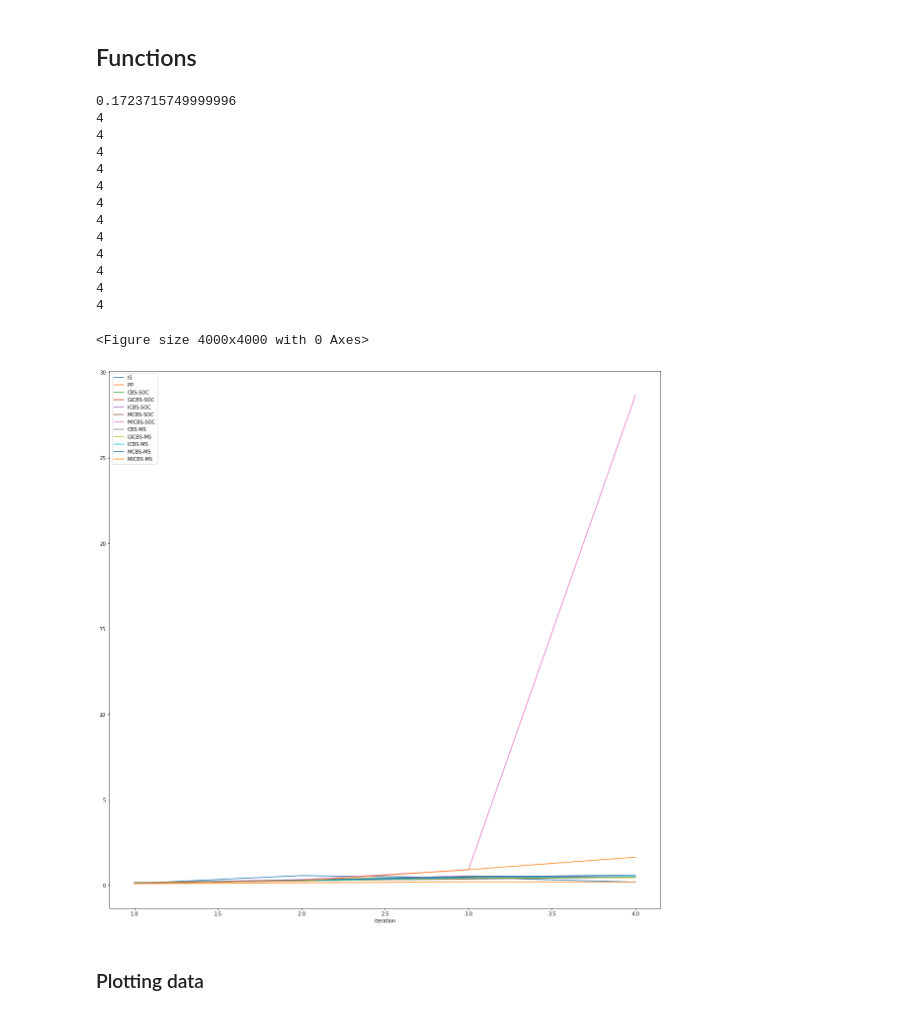
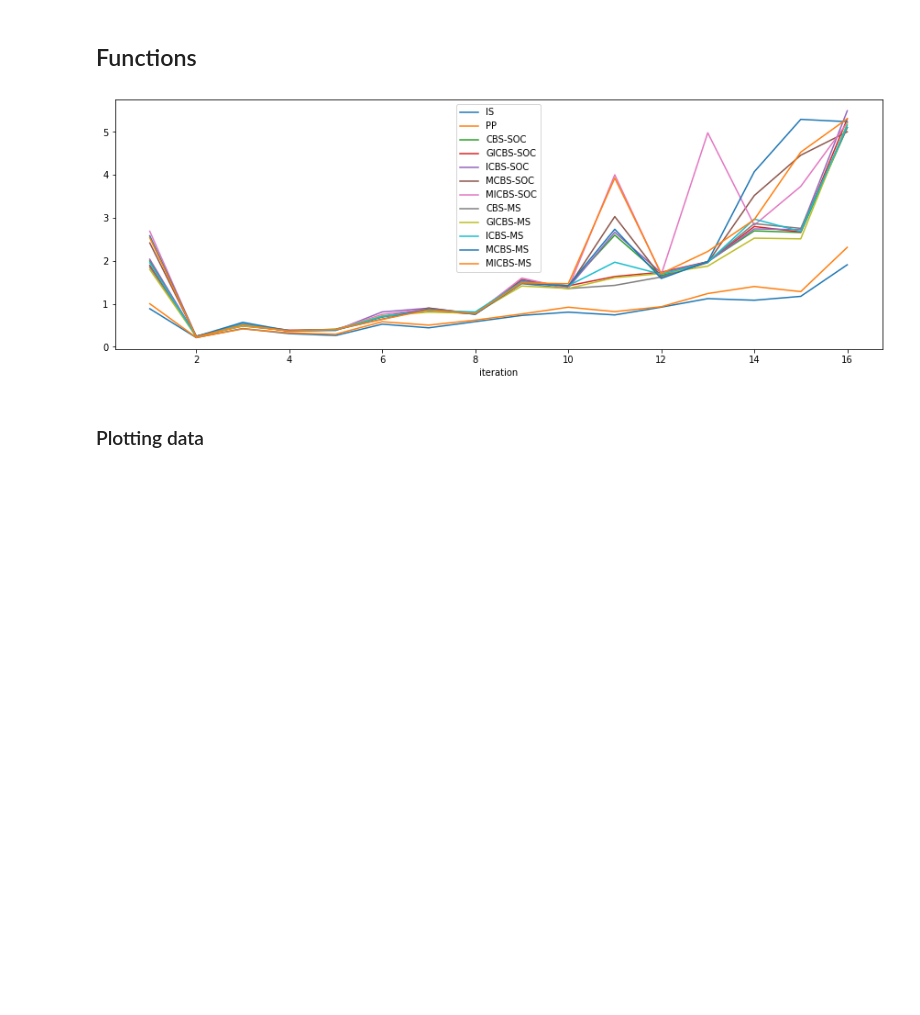
Before and after one commit to PaulRaatschen/Plan-Merging-Project-Sauerbrei-Raatschen, a Jupyter notebook: solvers/Benchmark-Notebook.ipynb, the cells around one changed output. Saved outputs shown, nothing was run; the diff lists cells and outputs as text; code cells hidden in the pictures; blank space fills up the shorter version.

```diff
--- a/solvers/Benchmark-Notebook.ipynb
+++ b/solvers/Benchmark-Notebook.ipynb
@@ -90,60 +80,48 @@ def averageTime(instanceName : str,solverName : str, df : pd.DataFrame, iteratio
     newdf = df.filter(like = instanceName, axis = 0)
     newdf = newdf['exec_time_'+solverName]
 
+    if newdf.size == 0:
+        return 0
+
     return newdf.sum() / newdf.size
 
 def plotScale(instanceName : str, df : pd.DataFrame):
     """
     plot_Instance Plots all the results of all solvers for a specific instance
 
     :param instanceName: Name of the instance
     :param df: Dataframe indexed by instance
     :return: A list, containing for every solver a dataframe, with the avg_time per iteration
     """
     newdf = df.filter(like = instanceName, axis = 0)
 
     allResults = []
 
     for solver in allSolver:
         solverResult = pd.DataFrame(columns = ['iteration','avg_exec_time'])
-        numberOfIterations = len(newdf.filter(like = instanceName+"1",axis = 0))
-        print(numberOfIterations)
-        for i in range(1,numberOfIterations+1):
+        numberOfIterations = len(newdf.filter(like = instanceName,axis = 0)) // len(newdf.filter(like = instanceName+"1.",axis = 0))
+
+        for i in range(1,numberOfIterations+2):
             avg_time = averageTime(instanceName,solver, newdf, iterationNumber = i)
             solverResult = solverResult.append(pd.DataFrame({'iteration':[i],'avg_exec_time':[avg_time]}),ignore_index=True)
         allResults.append(solverResult)
 
     ax = allResults[0].plot(x='iteration',y='avg_exec_time',label=allSolver[0])
     for dataNumber in range(1,len(allResults)):
-        allResults[dataNumber].plot(ax=ax,x='iteration',y='avg_exec_time',label=allSolver[dataNumber],figsize=(20,20))
+        allResults[dataNumber].plot(ax=ax,x='iteration',y='avg_exec_time',label=allSolver[dataNumber],figsize=(15,5))
 
 
     return allResults
 
 
 
 
 #plotInstance("edge_cl_instance.lp", combineddf)
 #print(averageTime("test","IS", combineddf, iterationNumber = 3))
-print(averageTime("test4","IS", combineddf))
-figure(figsize=(20, 20), dpi=200)
-dataOfThePlot = plotScale("test",combineddf)
+
+dataOfThePlot = plotScale("X15Y15R",combineddf)
 # %% [output]
-0.1723715749999996
-4
-4
-4
-4
-4
-4
-4
-4
-4
-4
-4
-4
-<Figure size 4000x4000 with 0 Axes>
-[figure, old version]
+[figure, new version]
 # %% [markdown]
 ### Plotting data
 # %%
```
Also changed, not shown: parts of 5 cells of this notebook, 5 other files.
